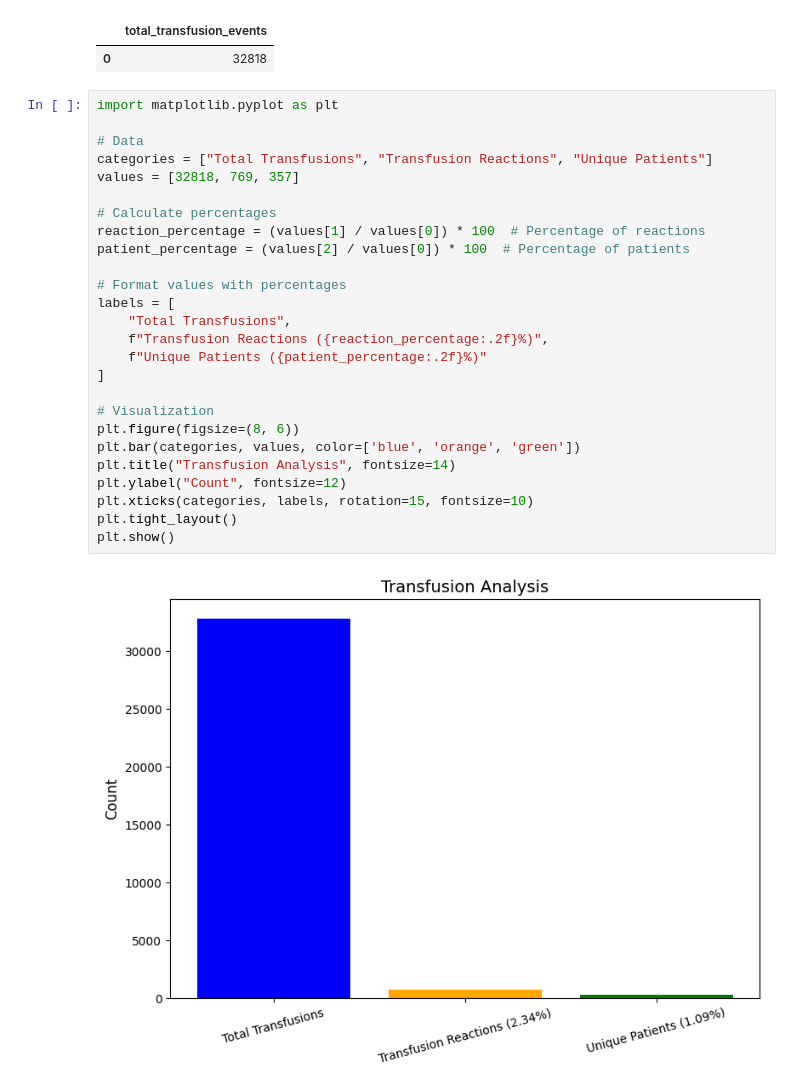
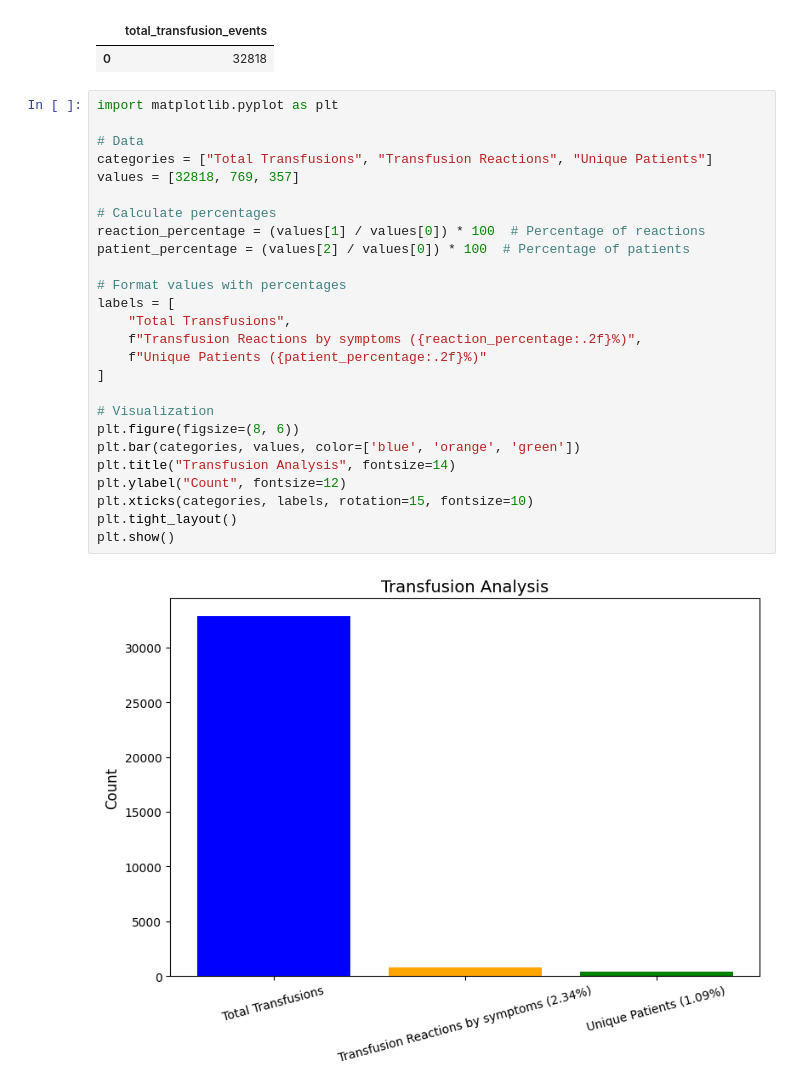
Before and after one commit to kmorhun/tranfusion-reactions, a Jupyter notebook: FNHTR/fnhtr_symptoms.ipynb, the cells around one changed output. Drawn from its saved outputs; the diff is of its cells as text.

```diff
--- a/exploratory_data_analysis/fnhrt_symptoms.ipynb
+++ b/FNHTR/fnhtr_symptoms.ipynb
@@ -127,28 +127,28 @@ total_transfusion_result
 # %%
 import matplotlib.pyplot as plt
 
 # Data
 categories = ["Total Transfusions", "Transfusion Reactions", "Unique Patients"]
 values = [32818, 769, 357]
 
 # Calculate percentages
 reaction_percentage = (values[1] / values[0]) * 100  # Percentage of reactions
 patient_percentage = (values[2] / values[0]) * 100  # Percentage of patients
 
 # Format values with percentages
 labels = [
     "Total Transfusions",
-    f"Transfusion Reactions ({reaction_percentage:.2f}%)",
+    f"Transfusion Reactions by symptoms ({reaction_percentage:.2f}%)",
     f"Unique Patients ({patient_percentage:.2f}%)"
 ]
 
 # Visualization
 plt.figure(figsize=(8, 6))
 plt.bar(categories, values, color=['blue', 'orange', 'green'])
 plt.title("Transfusion Analysis", fontsize=14)
 plt.ylabel("Count", fontsize=12)
 plt.xticks(categories, labels, rotation=15, fontsize=10)
 plt.tight_layout()
 plt.show()
 # %% [output]
-[figure, old version]
+[figure, new version]
```
Also changed, not shown: 5 other files.
